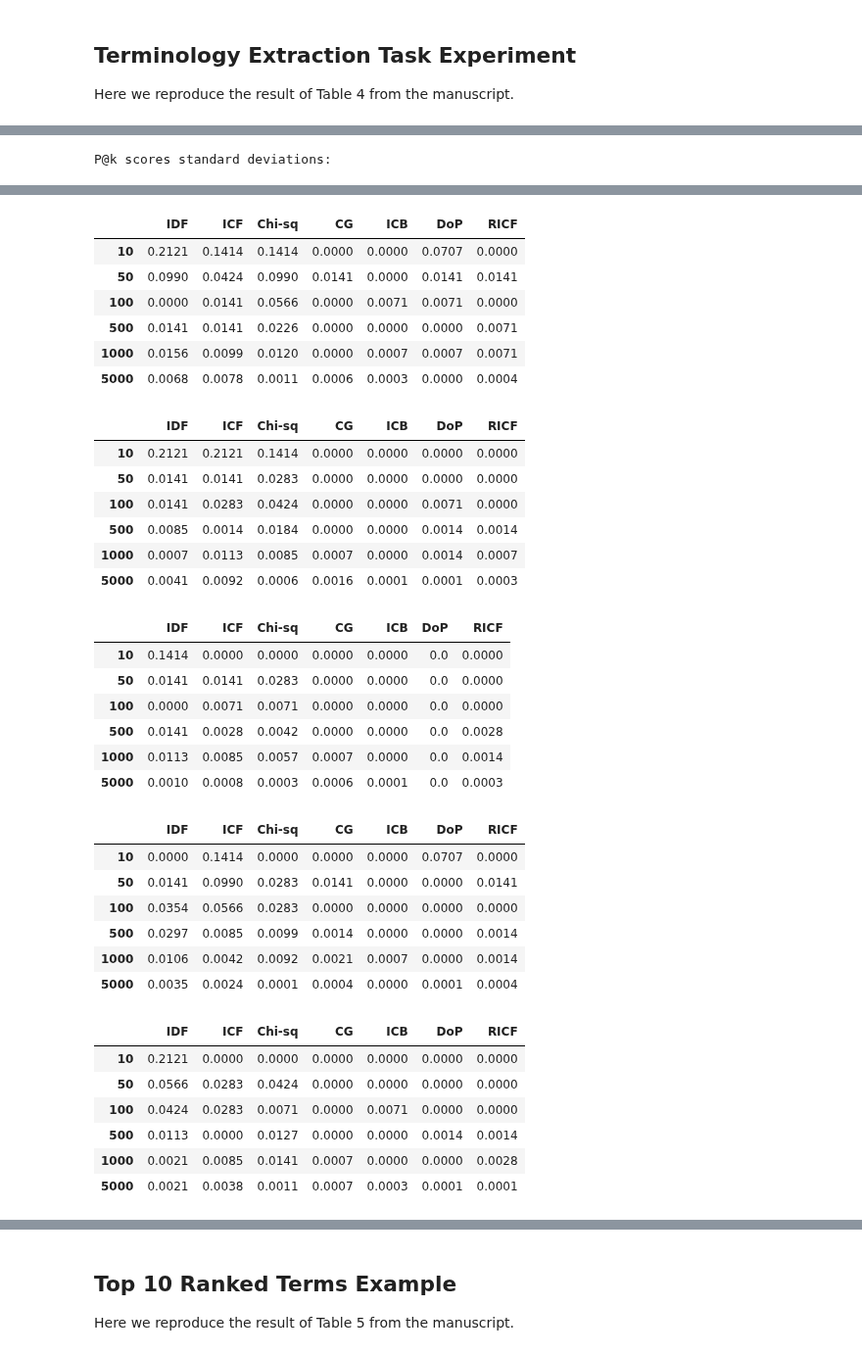
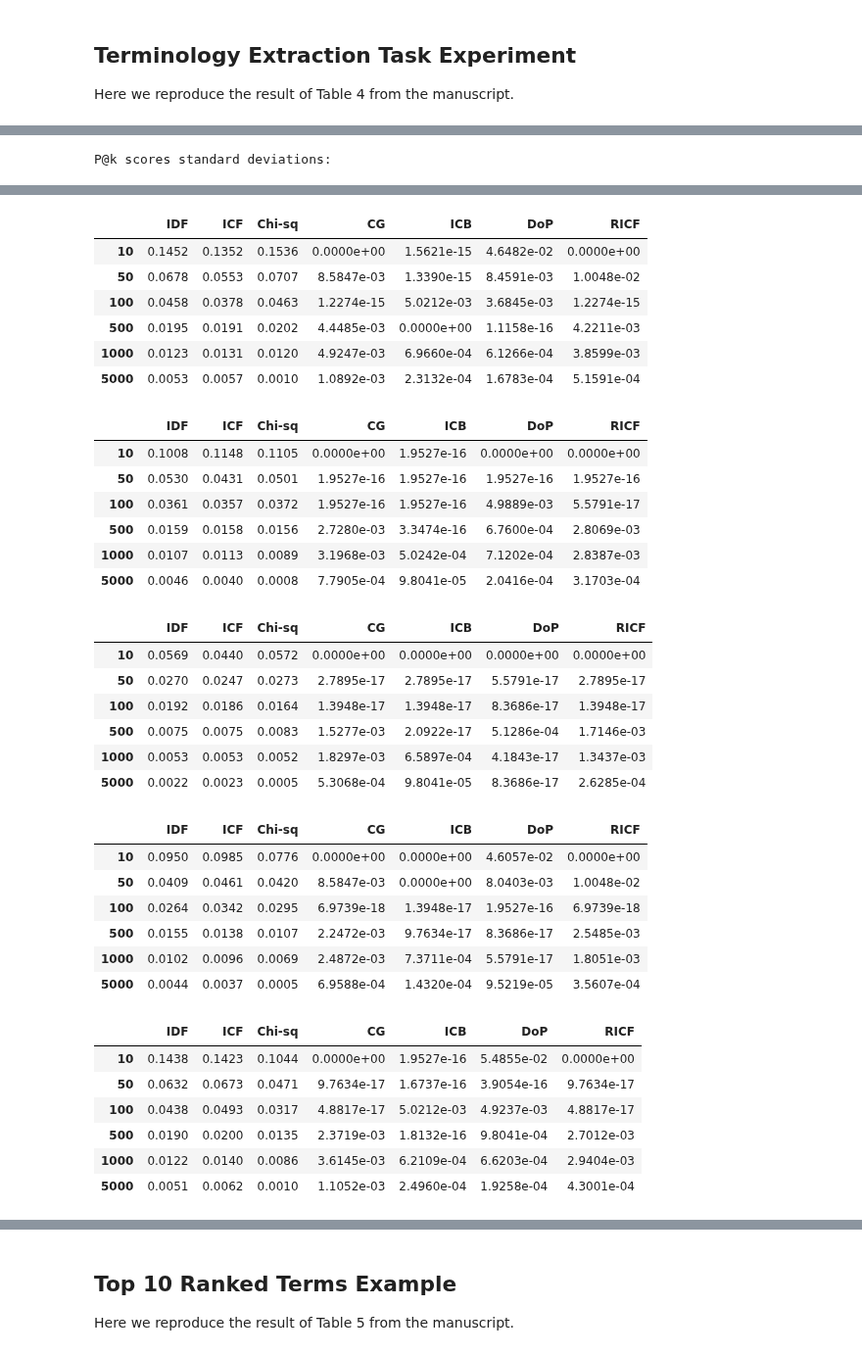
Before and after one commit to Sheridan-Stable/bursty-term-measure, a Jupyter notebook: genia/3-tables/tables.ipynb, the cells around one changed output, grey strips where cells are left out. Shown at 98% size. Saved outputs shown, nothing was run; the diff lists cells and outputs as text; code cells hidden in the pictures.

```diff
--- a/genia/3-tables/tables.ipynb
+++ b/genia/3-tables/tables.ipynb
@@ -413,17 +413,16 @@ categories = {
     'cell': cell,
     'other': other}
 
-# R = 100
-R = 2 # For testing purposes; change back to 100 for final results
+R = 100
+# R = 2 # For testing purposes; change back to 100 for final results
 for r in tqdm(range(R)):
+    print('r =', r)
     pk_scores = []
     rk_scores = []
     fk_scores = []
     sorted_measures = resort(term_scores_df)
 
     for category, lex_units in categories.items():
-        #print('category =', category)
-        #print('#lex units =', len(lex_units))
         pk = calc_pk(lex_units, sorted_measures, k_values)
         pk_scores.append(pk)
         rk = calc_rk(lex_units, sorted_measures, k_values)
@@ -435,5 +434,4 @@ for r in tqdm(range(R)):
     all_rk_scores.append(rk_scores)
     all_fk_scores.append(fk_scores)
     all_rbo_scores.append(rbo_scores)
-print("Done")
 # %% [output]
@@ -530,6 +539,5 @@ Mean P@k scores:
 # %%
-# Calculate standard deviation of P@k scores and display to console
-all_pk_scores_sds = calculate_sds(all_pk_scores)
+# Displaye standard deviation of P@k scores to console
 print("P@k scores standard deviations:")
 with pd.option_context('display.precision', 4):
     display(all_pk_scores_sds[0])
@@ -550,35 +558,35 @@ P@k scores standard deviations:
 |  | IDF | ICF | Chi-sq | CG | ICB | DoP | RICF |
-| 10 | 0.2121 | 0.1414 | 0.1414 | 0.0000 | 0.0000 | 0.0707 | 0.0000 |
-| 50 | 0.0990 | 0.0424 | 0.0990 | 0.0141 | 0.0000 | 0.0141 | 0.0141 |
-| 100 | 0.0000 | 0.0141 | 0.0566 | 0.0000 | 0.0071 | 0.0071 | 0.0000 |
-| 500 | 0.0141 | 0.0141 | 0.0226 | 0.0000 | 0.0000 | 0.0000 | 0.0071 |
-| 1000 | 0.0156 | 0.0099 | 0.0120 | 0.0000 | 0.0007 | 0.0007 | 0.0071 |
-| 5000 | 0.0068 | 0.0078 | 0.0011 | 0.0006 | 0.0003 | 0.0000 | 0.0004 |
+| 10 | 0.1452 | 0.1352 | 0.1536 | 0.0000e+00 | 1.5621e-15 | 4.6482e-02 | 0.0000e+00 |
+| 50 | 0.0678 | 0.0553 | 0.0707 | 8.5847e-03 | 1.3390e-15 | 8.4591e-03 | 1.0048e-02 |
+| 100 | 0.0458 | 0.0378 | 0.0463 | 1.2274e-15 | 5.0212e-03 | 3.6845e-03 | 1.2274e-15 |
+| 500 | 0.0195 | 0.0191 | 0.0202 | 4.4485e-03 | 0.0000e+00 | 1.1158e-16 | 4.2211e-03 |
+| 1000 | 0.0123 | 0.0131 | 0.0120 | 4.9247e-03 | 6.9660e-04 | 6.1266e-04 | 3.8599e-03 |
+| 5000 | 0.0053 | 0.0057 | 0.0010 | 1.0892e-03 | 2.3132e-04 | 1.6783e-04 | 5.1591e-04 |
 |  | IDF | ICF | Chi-sq | CG | ICB | DoP | RICF |
-| 10 | 0.2121 | 0.2121 | 0.1414 | 0.0000 | 0.0000 | 0.0000 | 0.0000 |
-| 50 | 0.0141 | 0.0141 | 0.0283 | 0.0000 | 0.0000 | 0.0000 | 0.0000 |
-| 100 | 0.0141 | 0.0283 | 0.0424 | 0.0000 | 0.0000 | 0.0071 | 0.0000 |
-| 500 | 0.0085 | 0.0014 | 0.0184 | 0.0000 | 0.0000 | 0.0014 | 0.0014 |
-| 1000 | 0.0007 | 0.0113 | 0.0085 | 0.0007 | 0.0000 | 0.0014 | 0.0007 |
-| 5000 | 0.0041 | 0.0092 | 0.0006 | 0.0016 | 0.0001 | 0.0001 | 0.0003 |
+| 10 | 0.1008 | 0.1148 | 0.1105 | 0.0000e+00 | 1.9527e-16 | 0.0000e+00 | 0.0000e+00 |
+| 50 | 0.0530 | 0.0431 | 0.0501 | 1.9527e-16 | 1.9527e-16 | 1.9527e-16 | 1.9527e-16 |
+| 100 | 0.0361 | 0.0357 | 0.0372 | 1.9527e-16 | 1.9527e-16 | 4.9889e-03 | 5.5791e-17 |
+| 500 | 0.0159 | 0.0158 | 0.0156 | 2.7280e-03 | 3.3474e-16 | 6.7600e-04 | 2.8069e-03 |
+| 1000 | 0.0107 | 0.0113 | 0.0089 | 3.1968e-03 | 5.0242e-04 | 7.1202e-04 | 2.8387e-03 |
+| 5000 | 0.0046 | 0.0040 | 0.0008 | 7.7905e-04 | 9.8041e-05 | 2.0416e-04 | 3.1703e-04 |
 |  | IDF | ICF | Chi-sq | CG | ICB | DoP | RICF |
-| 10 | 0.1414 | 0.0000 | 0.0000 | 0.0000 | 0.0000 | 0.0 | 0.0000 |
-| 50 | 0.0141 | 0.0141 | 0.0283 | 0.0000 | 0.0000 | 0.0 | 0.0000 |
-| 100 | 0.0000 | 0.0071 | 0.0071 | 0.0000 | 0.0000 | 0.0 | 0.0000 |
-| 500 | 0.0141 | 0.0028 | 0.0042 | 0.0000 | 0.0000 | 0.0 | 0.0028 |
-| 1000 | 0.0113 | 0.0085 | 0.0057 | 0.0007 | 0.0000 | 0.0 | 0.0014 |
-| 5000 | 0.0010 | 0.0008 | 0.0003 | 0.0006 | 0.0001 | 0.0 | 0.0003 |
+| 10 | 0.0569 | 0.0440 | 0.0572 | 0.0000e+00 | 0.0000e+00 | 0.0000e+00 | 0.0000e+00 |
+| 50 | 0.0270 | 0.0247 | 0.0273 | 2.7895e-17 | 2.7895e-17 | 5.5791e-17 | 2.7895e-17 |
+| 100 | 0.0192 | 0.0186 | 0.0164 | 1.3948e-17 | 1.3948e-17 | 8.3686e-17 | 1.3948e-17 |
+| 500 | 0.0075 | 0.0075 | 0.0083 | 1.5277e-03 | 2.0922e-17 | 5.1286e-04 | 1.7146e-03 |
+| 1000 | 0.0053 | 0.0053 | 0.0052 | 1.8297e-03 | 6.5897e-04 | 4.1843e-17 | 1.3437e-03 |
+| 5000 | 0.0022 | 0.0023 | 0.0005 | 5.3068e-04 | 9.8041e-05 | 8.3686e-17 | 2.6285e-04 |
 |  | IDF | ICF | Chi-sq | CG | ICB | DoP | RICF |
-| 10 | 0.0000 | 0.1414 | 0.0000 | 0.0000 | 0.0000 | 0.0707 | 0.0000 |
-| 50 | 0.0141 | 0.0990 | 0.0283 | 0.0141 | 0.0000 | 0.0000 | 0.0141 |
-| 100 | 0.0354 | 0.0566 | 0.0283 | 0.0000 | 0.0000 | 0.0000 | 0.0000 |
-| 500 | 0.0297 | 0.0085 | 0.0099 | 0.0014 | 0.0000 | 0.0000 | 0.0014 |
-| 1000 | 0.0106 | 0.0042 | 0.0092 | 0.0021 | 0.0007 | 0.0000 | 0.0014 |
-| 5000 | 0.0035 | 0.0024 | 0.0001 | 0.0004 | 0.0000 | 0.0001 | 0.0004 |
+| 10 | 0.0950 | 0.0985 | 0.0776 | 0.0000e+00 | 0.0000e+00 | 4.6057e-02 | 0.0000e+00 |
+| 50 | 0.0409 | 0.0461 | 0.0420 | 8.5847e-03 | 0.0000e+00 | 8.0403e-03 | 1.0048e-02 |
+| 100 | 0.0264 | 0.0342 | 0.0295 | 6.9739e-18 | 1.3948e-17 | 1.9527e-16 | 6.9739e-18 |
+| 500 | 0.0155 | 0.0138 | 0.0107 | 2.2472e-03 | 9.7634e-17 | 8.3686e-17 | 2.5485e-03 |
+| 1000 | 0.0102 | 0.0096 | 0.0069 | 2.4872e-03 | 7.3711e-04 | 5.5791e-17 | 1.8051e-03 |
+| 5000 | 0.0044 | 0.0037 | 0.0005 | 6.9588e-04 | 1.4320e-04 | 9.5219e-05 | 3.5607e-04 |
 |  | IDF | ICF | Chi-sq | CG | ICB | DoP | RICF |
-| 10 | 0.2121 | 0.0000 | 0.0000 | 0.0000 | 0.0000 | 0.0000 | 0.0000 |
-| 50 | 0.0566 | 0.0283 | 0.0424 | 0.0000 | 0.0000 | 0.0000 | 0.0000 |
-| 100 | 0.0424 | 0.0283 | 0.0071 | 0.0000 | 0.0071 | 0.0000 | 0.0000 |
-| 500 | 0.0113 | 0.0000 | 0.0127 | 0.0000 | 0.0000 | 0.0014 | 0.0014 |
-| 1000 | 0.0021 | 0.0085 | 0.0141 | 0.0007 | 0.0000 | 0.0000 | 0.0028 |
-| 5000 | 0.0021 | 0.0038 | 0.0011 | 0.0007 | 0.0003 | 0.0001 | 0.0001 |
+| 10 | 0.1438 | 0.1423 | 0.1044 | 0.0000e+00 | 1.9527e-16 | 5.4855e-02 | 0.0000e+00 |
+| 50 | 0.0632 | 0.0673 | 0.0471 | 9.7634e-17 | 1.6737e-16 | 3.9054e-16 | 9.7634e-17 |
+| 100 | 0.0438 | 0.0493 | 0.0317 | 4.8817e-17 | 5.0212e-03 | 4.9237e-03 | 4.8817e-17 |
+| 500 | 0.0190 | 0.0200 | 0.0135 | 2.3719e-03 | 1.8132e-16 | 9.8041e-04 | 2.7012e-03 |
+| 1000 | 0.0122 | 0.0140 | 0.0086 | 3.6145e-03 | 6.2109e-04 | 6.6203e-04 | 2.9404e-03 |
+| 5000 | 0.0051 | 0.0062 | 0.0010 | 1.1052e-03 | 2.4960e-04 | 1.9258e-04 | 4.3001e-04 |
```
Also changed, not shown: parts of 11 cells of this notebook.
